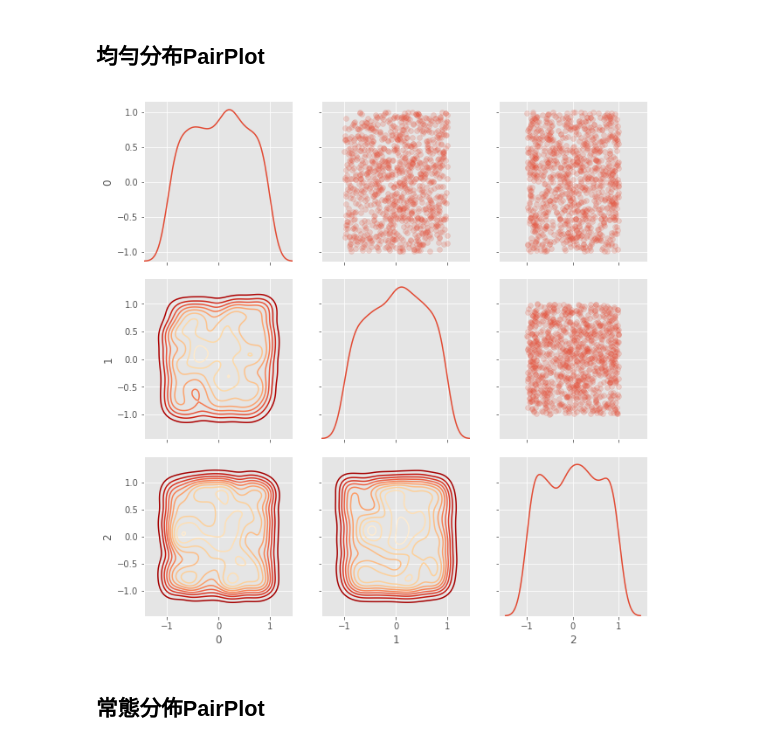
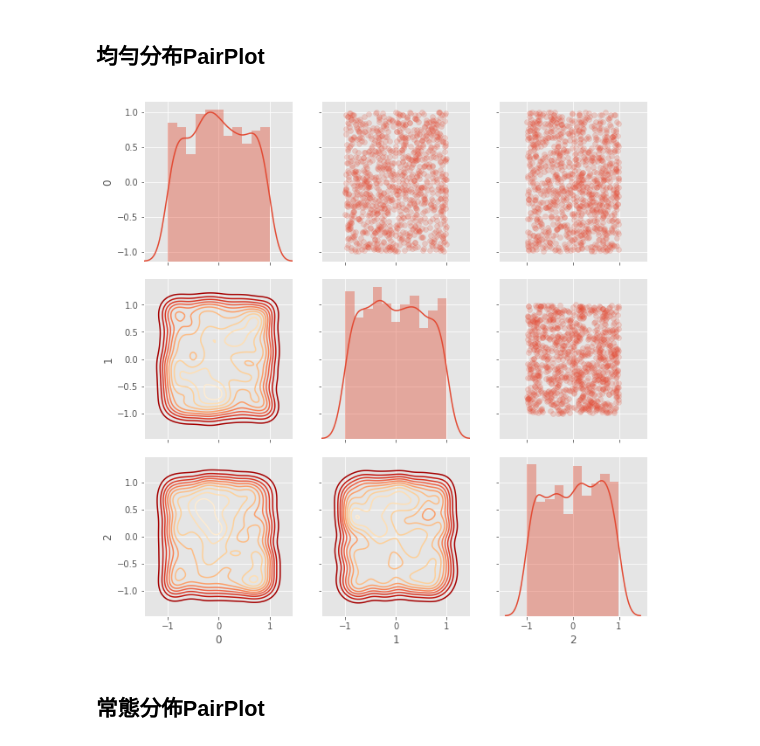
Before and after one commit to HRTseng/100Day-ML-Marathon, a Jupyter notebook: Day_015_HW.ipynb, the cells around one changed output. Drawn from its saved outputs; the diff is of its cells as text; code cells hidden in the pictures.

```diff
--- a/Day_015_HW.ipynb
+++ b/Day_015_HW.ipynb
@@ -72,33 +72,33 @@ plt.show()
 # %%
 nrow = 1000
 ncol = 3
 """
 Your Code Here
 """
 matrix = np.random.uniform(-1,1,[nrow,ncol])
 
 
 # 隨機給予 0, 1, 2 三種標籤
 indice = np.random.choice([0,1,2], size=nrow)
 plot_data = pd.DataFrame(matrix, indice)
 
 # 繪製 seborn 進階 Heatmap
 grid = sns.PairGrid(data = plot_data, size = 3, diag_sharey=False)
 """
 Your Code Here
 Please replace "..." to correct plot function
 """
 # 上半部為 scatter
 grid.map_upper(plt.scatter , alpha = 0.2)
 # 對角線畫 histogram
-grid.map_diag(sns.kdeplot )
+grid.map_diag(sns.distplot)
 # 下半部放 density plot
 grid.map_lower(sns.kdeplot , cmap = plt.cm.OrRd_r)
 
 
 plt.show()
 # %% [output]
-[figure, old version]
+[figure, new version]
 # %% [markdown]
 ## 常態分佈PairPlot
 # %%
```
Also changed, not shown: parts of 3 cells of this notebook, 1 other file.
